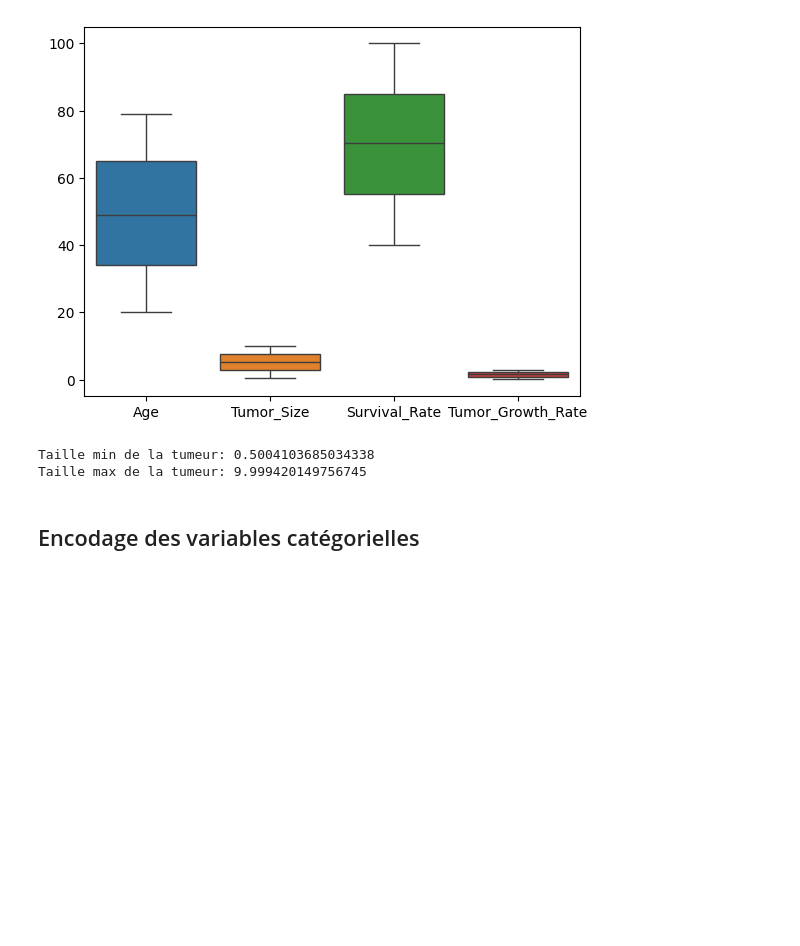
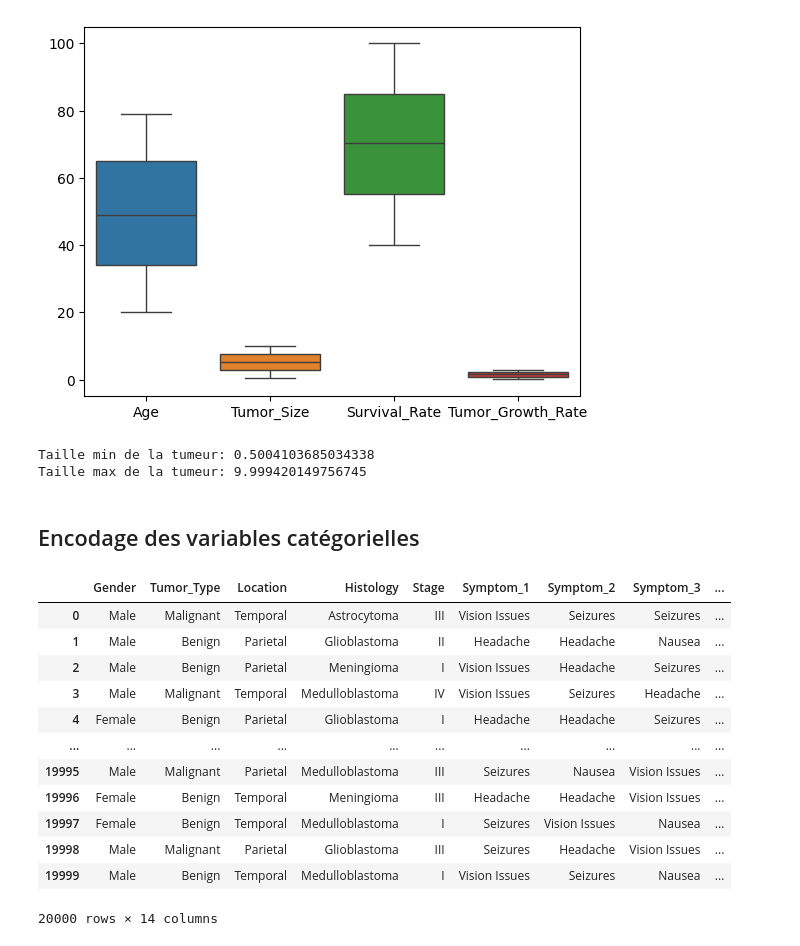
Before and after one commit to SebastienMorichon/PP01_Brain_Tumor_Dataset, a Jupyter notebook: Brain Tumor DS.ipynb, the cells around one changed output. Saved outputs shown, nothing was run; the diff lists cells and outputs as text; code cells hidden in the pictures; blank space fills up the shorter version.

```diff
--- a/Brain Tumor DS.ipynb
+++ b/Brain Tumor DS.ipynb
@@ -126,0 +147,19 @@ Taille max de la tumeur: 9.999420149756745
+# %%
+numerical_values = df.select_dtypes(include=['int64', 'float64'])
+categorical_values = df.select_dtypes(include=['object'])
+# %%
+categorical_values
+# %% [output]
+|  | Gender | Tumor_Type | Location | Histology | Stage | Symptom_1 | Symptom_2 | Symptom_3 | ... |
+| 0 | Male | Malignant | Temporal | Astrocytoma | III | Vision Issues | Seizures | Seizures | ... |
+| 1 | Male | Benign | Parietal | Glioblastoma | II | Headache | Headache | Nausea | ... |
+| 2 | Male | Benign | Parietal | Meningioma | I | Vision Issues | Headache | Seizures | ... |
+| 3 | Male | Malignant | Temporal | Medulloblastoma | IV | Vision Issues | Seizures | Headache | ... |
+| 4 | Female | Benign | Parietal | Glioblastoma | I | Headache | Headache | Seizures | ... |
+| ... | ... | ... | ... | ... | ... | ... | ... | ... | ... |
+| 19995 | Male | Malignant | Parietal | Medulloblastoma | III | Seizures | Nausea | Vision Issues | ... |
+| 19996 | Female | Benign | Temporal | Meningioma | III | Headache | Headache | Vision Issues | ... |
+| 19997 | Female | Benign | Temporal | Medulloblastoma | I | Seizures | Vision Issues | Nausea | ... |
+| 19998 | Male | Malignant | Parietal | Glioblastoma | III | Seizures | Headache | Vision Issues | ... |
+| 19999 | Male | Benign | Temporal | Medulloblastoma | I | Vision Issues | Seizures | Nausea | ... |
+20000 rows × 14 columns
```
Also changed, not shown: parts of 4 cells of this notebook.
